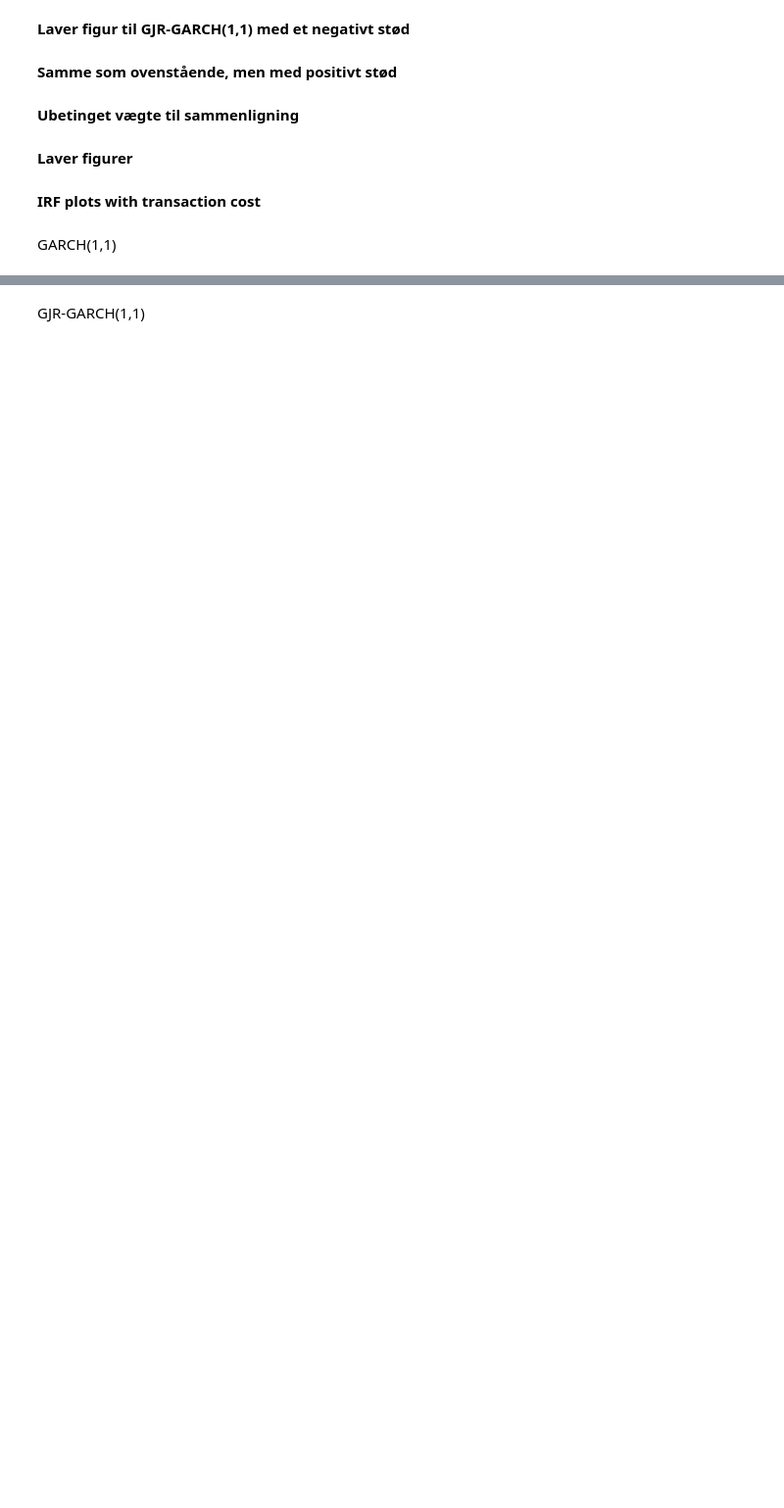
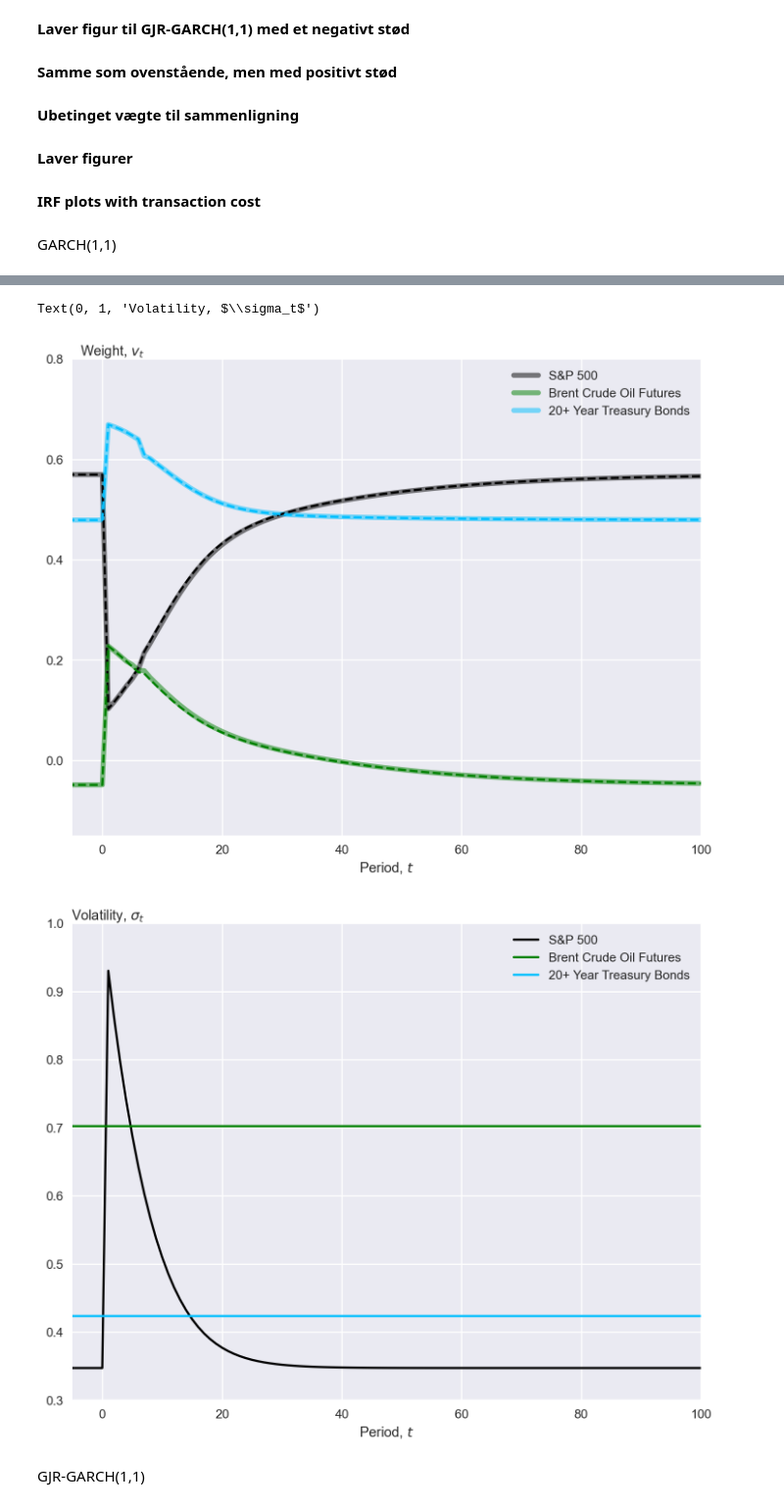
Before and after one commit to neriksen/thesis, a Jupyter notebook: Simulations/IRF.ipynb, the cells around one changed output, grey strips where cells are left out. Shown at 98% size. Saved outputs shown, nothing was run; the diff lists cells and outputs as text; code cells hidden in the pictures; blank space fills up the shorter version.

Commit message:
opdateret regularize og sat den på Qbar + rettet IRF + nye figurer til IRF

```diff
--- a/Simulations/IRF.ipynb
+++ b/Simulations/IRF.ipynb
@@ -280,5 +280,6 @@ GARCH(1,1)
 coef_GARCH, residuals_GARCH, sigmas_GARCH= GARCH_MODEL(["IVV","BZ=F","TLT"],"sGARCH",(1,1))
 # %%
 irf_weights_TC_GARCH,irf_aim_TC_GARCH,irf_modifier_TC_GARCH,irf_sigma_TC_GARCH=IRF_maker_TC(
-    "sGARCH11",10000,0,-2,coef_GARCH, residuals_GARCH, sigmas_GARCH,0.00001)
+    "sGARCH11",10000,0,-2,coef_GARCH, residuals_GARCH, sigmas_GARCH,None)
 #gamma_low=None #gamma_medium=0.000003 #gamma_high=0.00001
+#irf_weights_TC_GARCH.loc[0:4,:]=irf_aim_TC_GARCH.loc[0:4,:]
@@ -285,25 +292,29 @@ irf_weights_TC_GARCH,irf_aim_TC_GARCH,irf_modifier_TC_GARCH,irf_sigma_TC_GARCH=I
 # %%
 fig, ax = plt.subplots(1, 1, figsize=(9,7), dpi=190)
 ax.set_prop_cycle(matplotlib.cycler(color=["black", "green",  "deepskyblue",]))
 ax.plot(irf_weights_TC_GARCH,linestyle="-",alpha=0.5,linewidth=4)
 ax.plot(irf_aim_TC_GARCH,linestyle="--")
-ax.set_ylim(0.15,0.6)
+ax.set_ylim(-0.15,0.8)
 ax.set_xlim(-5,100)
 ax.legend(included_asset_TC.values(), loc='upper right')
 ax.set_xlabel('Period, $t$')
 ax.set_ylabel('Weight, $v_t$',loc='top', rotation = 0, labelpad = -78)
-#fig.savefig("IRF_GARCH(1,1)_weight_TC_low.png", bbox_inches = 'tight', pad_inches = 0.1)
+fig.savefig("IRF_GARCH(1,1)_weight_TC_low.png", bbox_inches = 'tight', pad_inches = 0.1)
 #fig.savefig("IRF_GARCH(1,1)_weight_TC_medium.png", bbox_inches = 'tight', pad_inches = 0.1)
-fig.savefig("IRF_GARCH(1,1)_weight_TC_high.png", bbox_inches = 'tight', pad_inches = 0.1)
+#fig.savefig("IRF_GARCH(1,1)_weight_TC_high.png", bbox_inches = 'tight', pad_inches = 0.1)
 
 fig1, ax1 = plt.subplots(1, 1, figsize=(9,7), dpi=190)
 ax1.plot(np.sqrt(irf_sigma_TC_GARCH))
 ax1.set_xlim(-5,100)
-ax1.set_ylim(0.7,1)
+ax1.set_ylim(0.3,1)
 ax1.legend(included_asset_TC.values(), loc='upper right')
 ax1.set_xlabel('Period, $t$')
 ax1.set_ylabel('Volatility, $\sigma_t$',loc='top', rotation = 0, labelpad = -78)
 #fig1.savefig("IRF_GARCH(1)_vol_TC.png", bbox_inches = 'tight', pad_inches = 0.1)
+# %% [output]
+Text(0, 1, 'Volatility, $\\sigma_t$')
+[figure, added]
+[figure, added]
 # %% [markdown]
 GJR-GARCH(1,1)
 # %%
```
Also changed, not shown: parts of 9 cells of this notebook, 29 other files.
